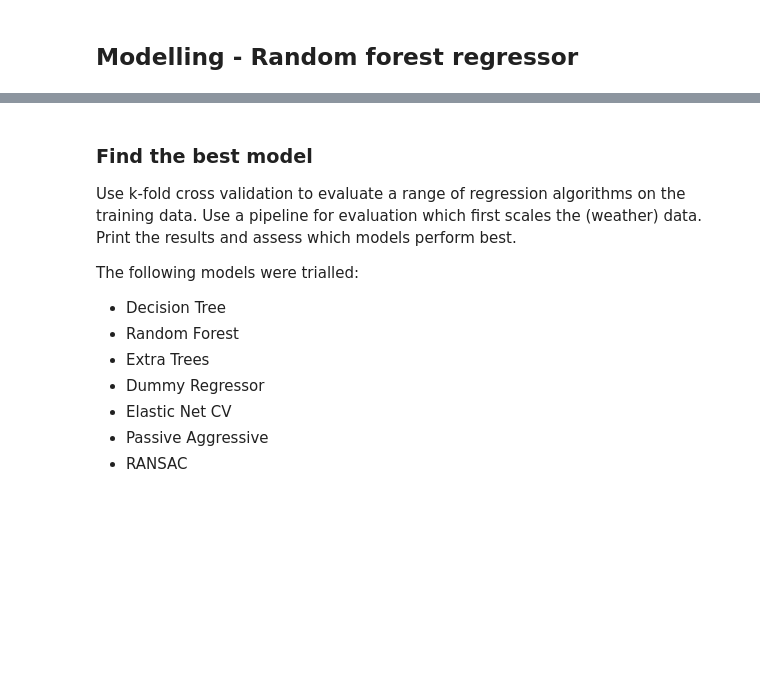
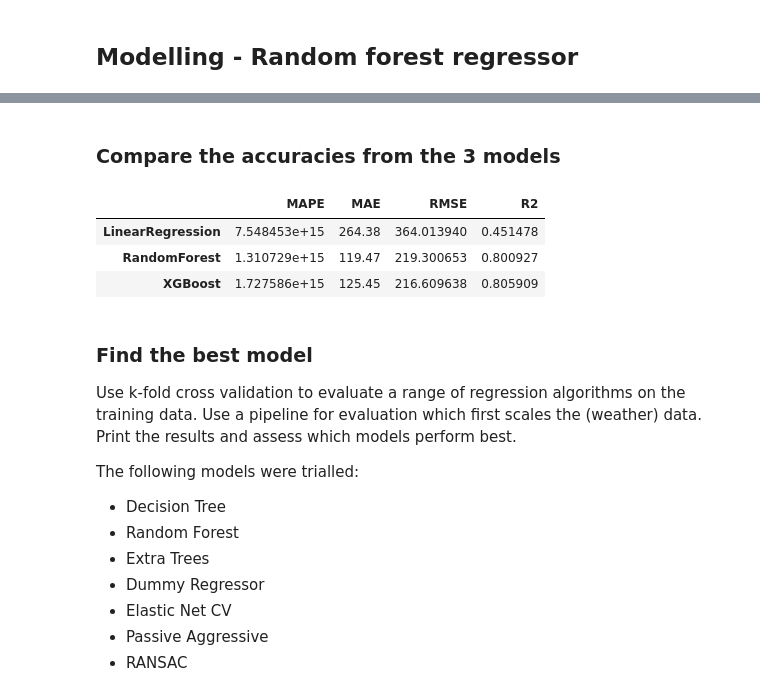
Before and after one commit to nickmalleson/footfall, a Jupyter notebook: MelbourneAnalysis/Modelling/NewModelling-AllVariables(NoSubtypes).ipynb, the cells around one changed output, grey strips where cells are left out. Saved outputs shown, nothing was run; the diff lists cells and outputs as text; code cells hidden in the pictures; blank space fills up the shorter version.

```diff
--- a/MelbourneAnalysis/Modelling/NewModelling-AllVariables(NoSubtypes).ipynb
+++ b/MelbourneAnalysis/Modelling/NewModelling-AllVariables(NoSubtypes).ipynb
@@ -559,14 +234,0 @@ X_test = pd.DataFrame(scaler.transform(X_test), columns=X_test.columns)
-# %%
-dtr_params = {
-    'max_depth': [5, 10, 15, 20,50],
-    'max_features': [10, 50, None],
-    'min_samples_split': [10, 20, 40, 50, 70],
-    'ccp_alpha': [0.001, 0.005, 0.01, 0.1]}
-
-# set the gridsearch
-model = DecisionTreeRegressor()
-
-dtr_gs = GridSearchCV(model, dtr_params, cv=5, verbose=1, n_jobs=2)
-dtr_gs.fit(X_train, Y_train)
-print(dtr_gs.best_params_)
-best_model = dtr_gs.best_estimator_
@@ -636,0 +299,15 @@ ax.set_ylabel('Actual', fontsize = 30)
+# %%
+# Calculate the absolute errors
+abs_errors = abs(xgb_predictions - Y_test)
+# Mean absolute percentage errors
+mape = mean_absolute_percentage_error(Y_test, xgb_predictions)
+# Mean absolute error
+mae = round(np.mean(abs_errors), 2)
+# Calculate r2 value (well, just_rvalue, its squared in the print statement)
+m, b, r_value, p_value, std_err = stats.linregress(xgb_predictions, Y_test)
+# RMSE
+MSE = np.square(np.subtract(xgb_predictions,Y_test)).mean()
+RMSE = math.sqrt(MSE)
+
+# Add to Dataframe
+accuracy_results_xgb= pd.DataFrame({'MAPE': mape, 'MAE':mae, 'RMSE':RMSE, 'R2':(r_value**2) }, index =['XGBoost'])
@@ -637,3 +351,12 @@ ax.set_ylabel('Actual', fontsize = 30)
+# %% [markdown]
+### Compare the accuracies from the 3 models
+# %%
+pd.concat([accuracy_results_lr, accuracy_results_rf, accuracy_results_xgb])
+# %% [output]
+|  | MAPE | MAE | RMSE | R2 |
+| LinearRegression | 7.548453e+15 | 264.38 | 364.013940 | 0.451478 |
+| RandomForest | 1.310729e+15 | 119.47 | 219.300653 | 0.800927 |
+| XGBoost | 1.727586e+15 | 125.45 | 216.609638 | 0.805909 |
 # %% [markdown]
 ### Find the best model
 Use k-fold cross validation to evaluate a range of regression algorithms on the training data. Use a pipeline for evaluation which first scales the (weather) data. Print the results and assess which models perform best.
```
Also changed, not shown: parts of 89 cells of this notebook, 5 other files.
